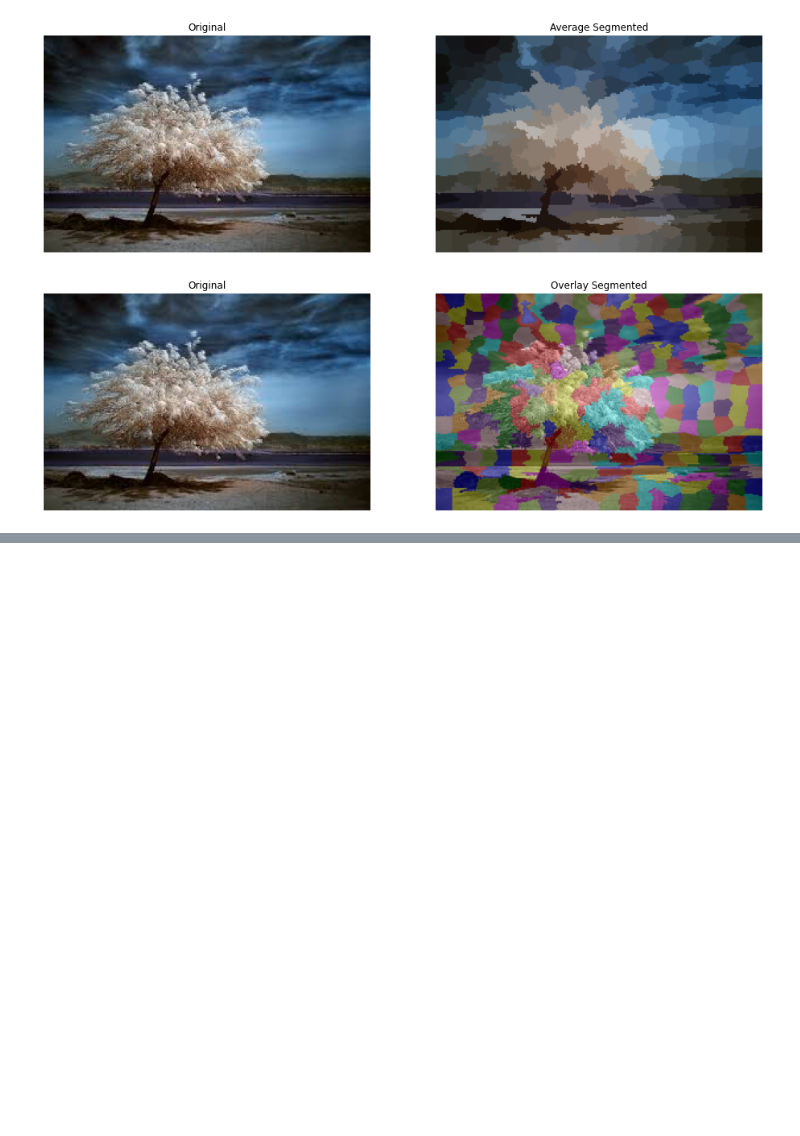
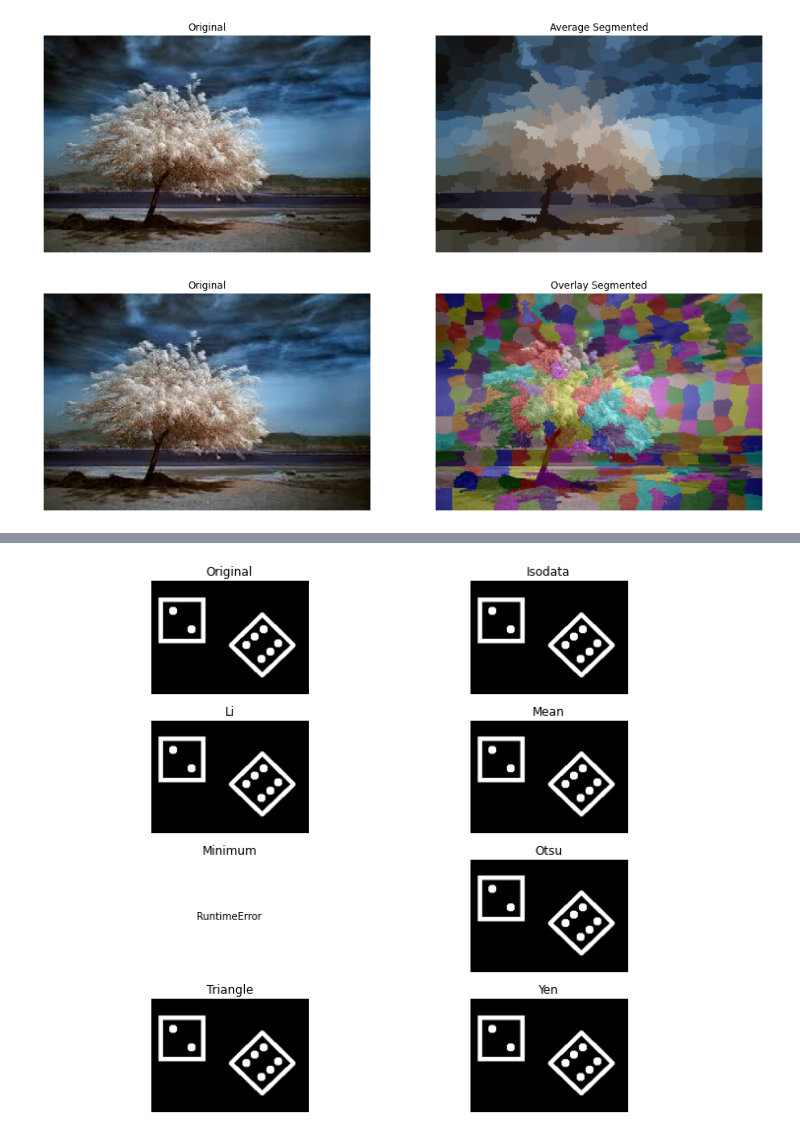
Before and after one commit to Gizem-kaya/Image-Processing-with-Python, a Jupyter notebook: Image_restoration_noise_segmentation_contours.ipynb, the cells around one changed output, grey strips where cells are left out. Drawn from its saved outputs; the diff is of its cells as text; code cells hidden in the pictures; blank space fills up the shorter version.

```diff
--- a/Image_restoration_noise_segmentation_contours.ipynb
+++ b/Image_restoration_noise_segmentation_contours.ipynb
@@ -103,0 +111,9 @@ show_comparison(tree, "Original", segmented_overlay, "Overlay Segmented")
+# %%
+ball = plt.imread("dice.png")
+
+ball_bin = color.rgb2gray(ball)
+
+fig, ax = try_all_threshold(ball_bin, figsize=(10, 8), verbose=False)
+plt.show()
+# %% [output]
+[figure, added]
```
Also changed, not shown: parts of 12 cells of this notebook.
